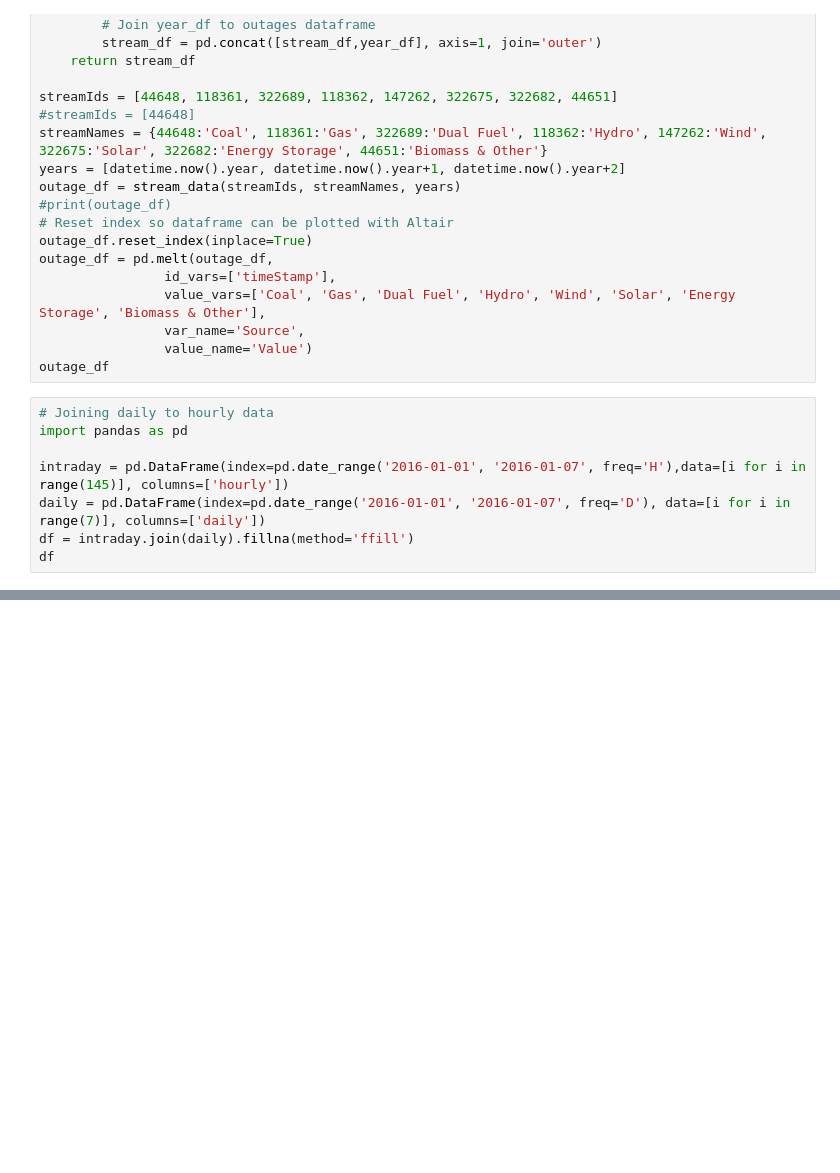
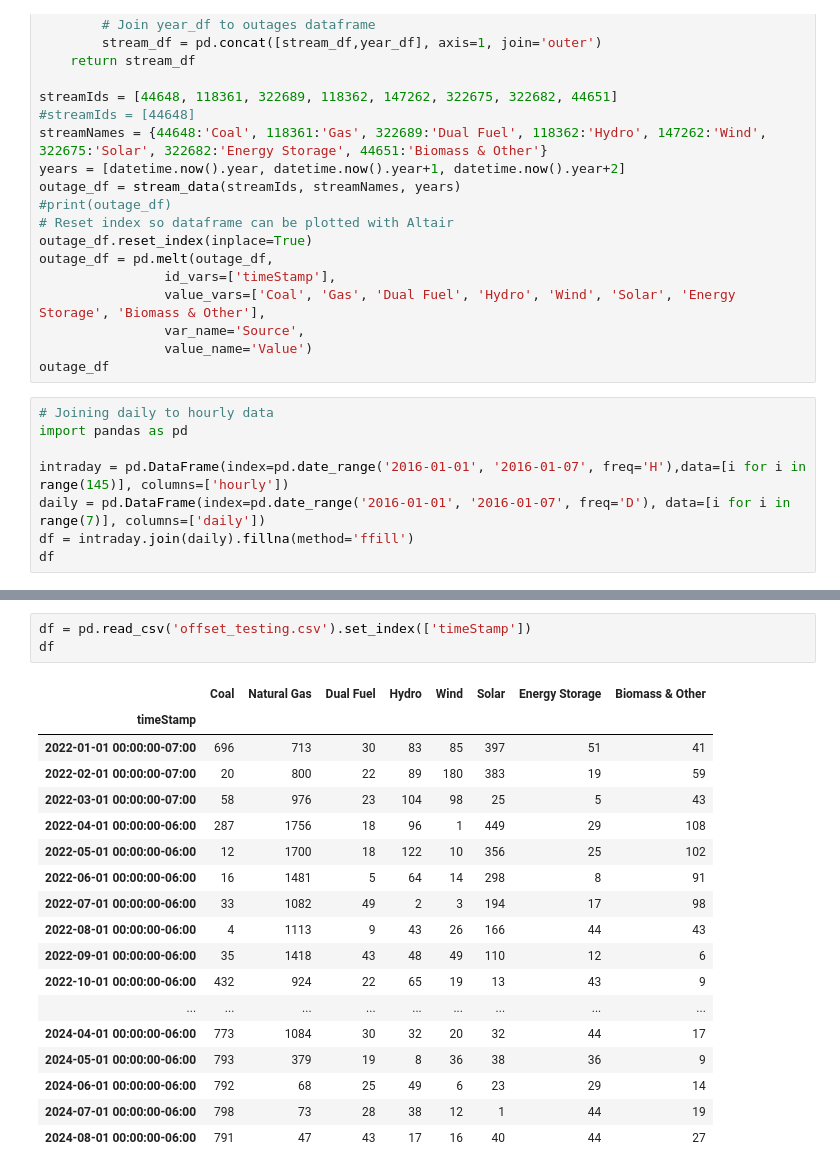
Before and after one commit to victus-ai-inc/power-trader, a Jupyter notebook: jupyter_testing.ipynb, the cells around one changed output, grey strips where cells are left out. Cells and saved outputs as stored; diff of their text form; blank space fills up the shorter version.

Commit message:
testing alerts

```diff
--- a/jupyter_testing.ipynb
+++ b/jupyter_testing.ipynb
@@ -160,0 +206,22 @@ pn
+# %%
+df = pd.read_csv('offset_testing.csv').set_index(['timeStamp'])
+df
+# %% [output]
+|  | Coal | Natural Gas | Dual Fuel | Hydro | Wind | Solar | Energy Storage | Biomass & Other |
+| timeStamp |  |  |  |  |  |  |  |  |
+| 2022-01-01 00:00:00-07:00 | 696 | 713 | 30 | 83 | 85 | 397 | 51 | 41 |
+| 2022-02-01 00:00:00-07:00 | 20 | 800 | 22 | 89 | 180 | 383 | 19 | 59 |
+| 2022-03-01 00:00:00-07:00 | 58 | 976 | 23 | 104 | 98 | 25 | 5 | 43 |
+| 2022-04-01 00:00:00-06:00 | 287 | 1756 | 18 | 96 | 1 | 449 | 29 | 108 |
+| 2022-05-01 00:00:00-06:00 | 12 | 1700 | 18 | 122 | 10 | 356 | 25 | 102 |
+| 2022-06-01 00:00:00-06:00 | 16 | 1481 | 5 | 64 | 14 | 298 | 8 | 91 |
+| 2022-07-01 00:00:00-06:00 | 33 | 1082 | 49 | 2 | 3 | 194 | 17 | 98 |
+| 2022-08-01 00:00:00-06:00 | 4 | 1113 | 9 | 43 | 26 | 166 | 44 | 43 |
+| 2022-09-01 00:00:00-06:00 | 35 | 1418 | 43 | 48 | 49 | 110 | 12 | 6 |
+| 2022-10-01 00:00:00-06:00 | 432 | 924 | 22 | 65 | 19 | 13 | 43 | 9 |
+| ... | ... | ... | ... | ... | ... | ... | ... | ... |
+| 2024-04-01 00:00:00-06:00 | 773 | 1084 | 30 | 32 | 20 | 32 | 44 | 17 |
+| 2024-05-01 00:00:00-06:00 | 793 | 379 | 19 | 8 | 36 | 38 | 36 | 9 |
+| 2024-06-01 00:00:00-06:00 | 792 | 68 | 25 | 49 | 6 | 23 | 29 | 14 |
+| 2024-07-01 00:00:00-06:00 | 798 | 73 | 28 | 38 | 12 | 1 | 44 | 19 |
+| 2024-08-01 00:00:00-06:00 | 791 | 47 | 43 | 17 | 16 | 40 | 44 | 27 |
```
Also changed, not shown: parts of 3 cells of this notebook, 2 other files.
